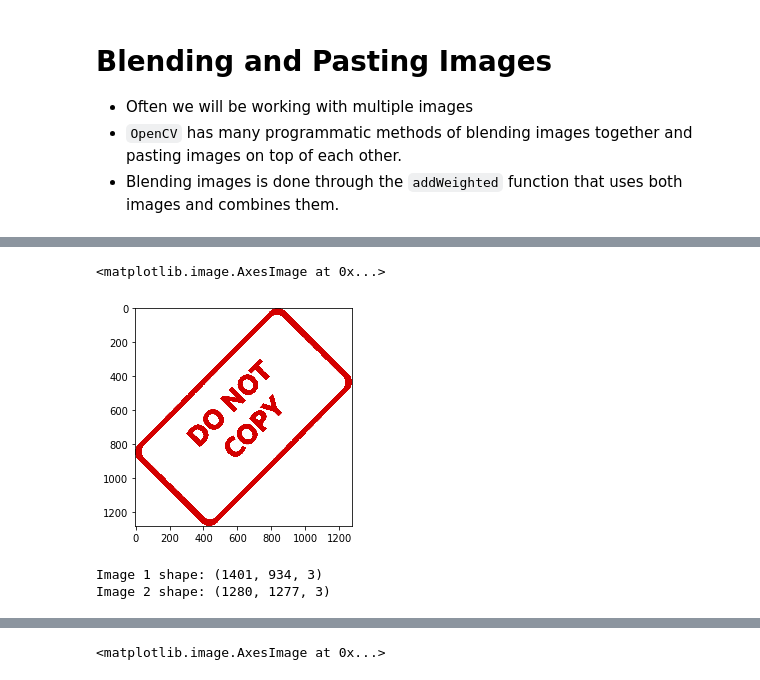
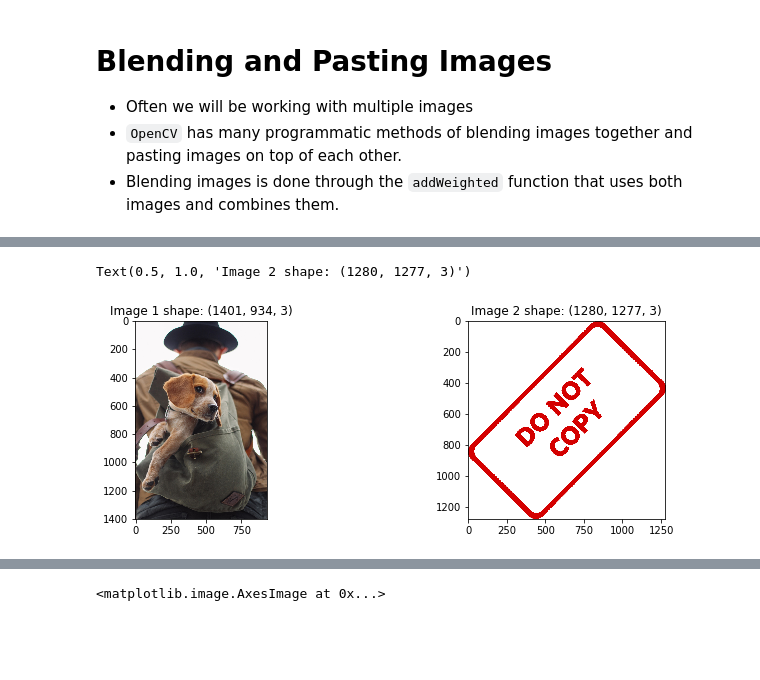
Before and after one commit to fares-ds/Computer_Vision_with_OpenCV_and_TensorFlow, a Jupyter notebook: Image_Preprocessing.ipynb, the cells around one changed output, grey strips where cells are left out. Saved outputs shown, nothing was run; the diff lists cells and outputs as text; code cells hidden in the pictures; blank space fills up the shorter version.

```diff
--- a/Image_Preprocessing.ipynb
+++ b/Image_Preprocessing.ipynb
@@ -46,14 +45,16 @@ plt.imshow(img_1)
-# %%
-plt.imshow(img_2)
-# %% [output]
-<matplotlib.image.AxesImage at 0x...>
-[figure, removed]
 # %%
-print(f"Image 1 shape: {img_1.shape}")
-print(f"Image 2 shape: {img_2.shape}")
+plt.figure(figsize=(12, 8))
+
+plt.subplot(2, 2, 1)
+plt.imshow(img_1)
+plt.title(f"Image 1 shape: {img_1.shape}")
+
+plt.subplot(2, 2, 2)
+plt.imshow(img_2)
+plt.title(f"Image 2 shape: {img_2.shape}")
 # %% [output]
-Image 1 shape: (1401, 934, 3)
-Image 2 shape: (1280, 1277, 3)
+Text(0.5, 1.0, 'Image 2 shape: (1280, 1277, 3)')
+[figure, added]
 # %%
 # Blending images of the same size
 
```
Also changed, not shown: parts of 18 cells of this notebook.
